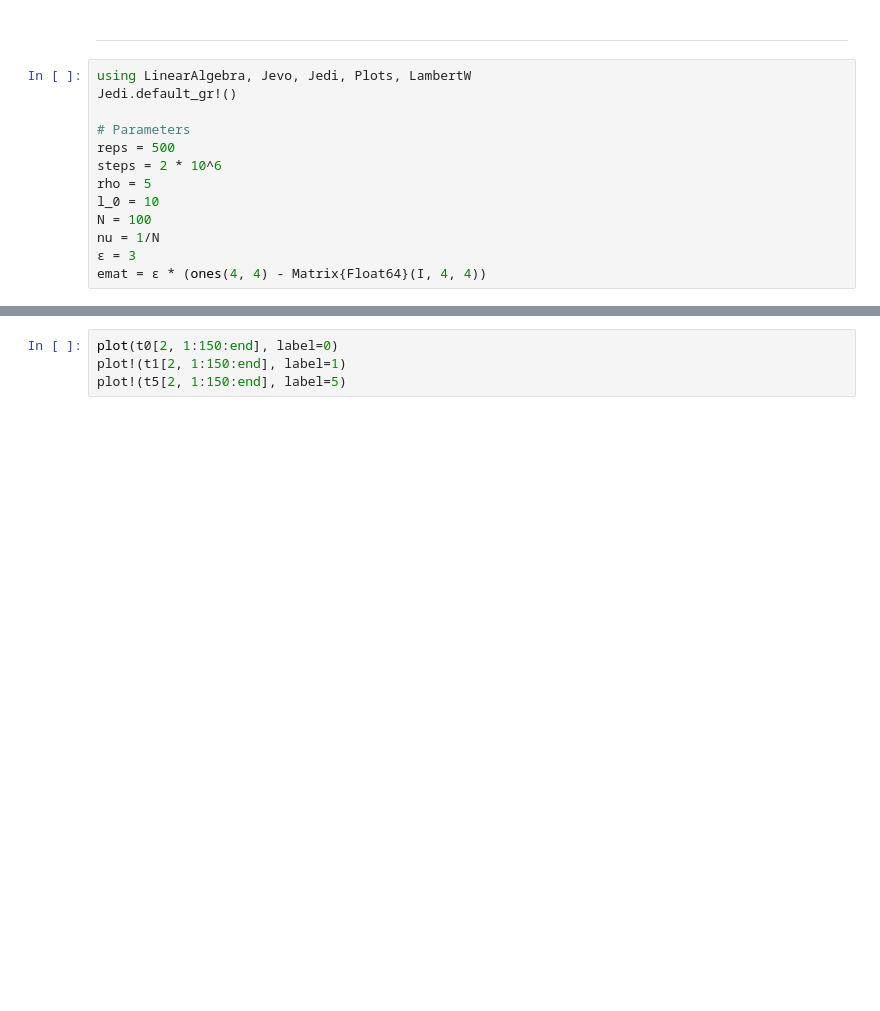
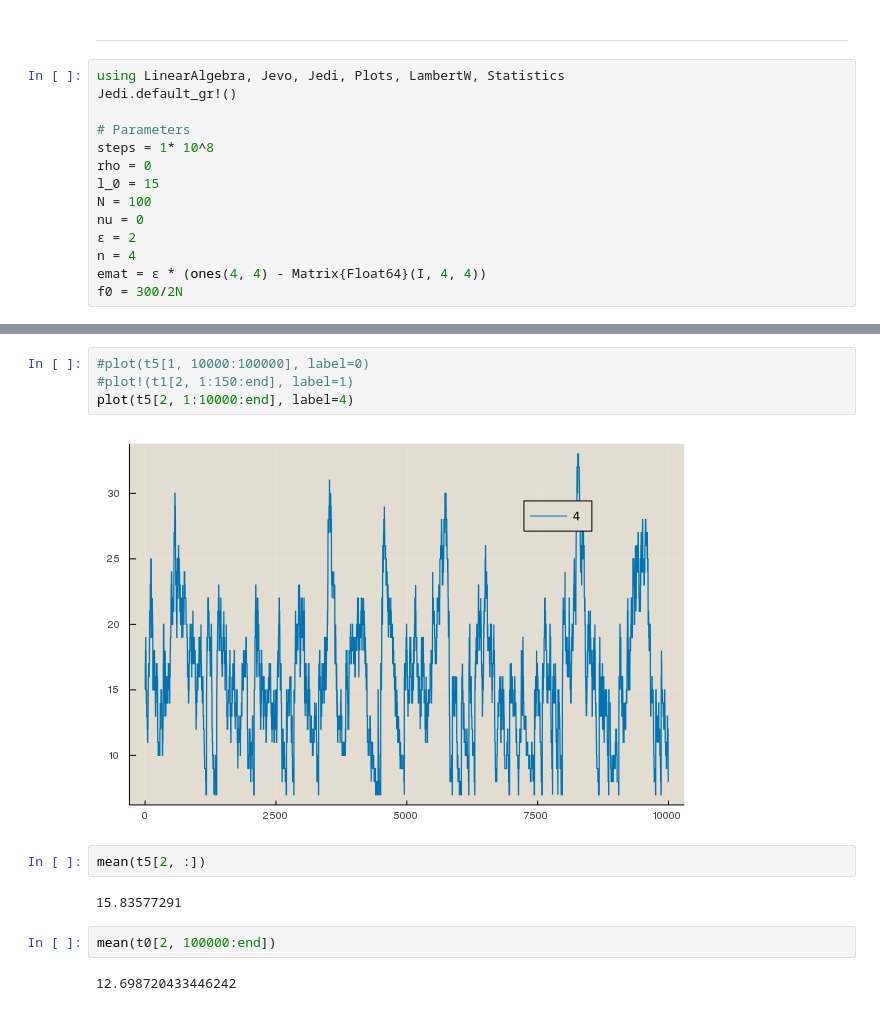
Before and after one commit to tomroesch/complexity_evolution, a Jupyter notebook: notebooks/single_substitution_trace.ipynb, the cells around one changed output, grey strips where cells are left out. Saved outputs shown, nothing was run; the diff lists cells and outputs as text; blank space fills up the shorter version.

```diff
--- a/notebooks/single_substitution_trace.ipynb
+++ b/notebooks/single_substitution_trace.ipynb
@@ -5,17 +5,18 @@
 # %% [markdown]
 ***
 # %%
-using LinearAlgebra, Jevo, Jedi, Plots, LambertW
+using LinearAlgebra, Jevo, Jedi, Plots, LambertW, Statistics
 Jedi.default_gr!()
 
 # Parameters
-reps = 500
-steps = 2 * 10^6
-rho = 5
-l_0 = 10
+steps = 1* 10^8
+rho = 0
+l_0 = 15
 N = 100
-nu = 1/N
-ϵ = 3
+nu = 0
+ϵ = 2
+n = 4
 emat = ϵ * (ones(4, 4) - Matrix{Float64}(I, 4, 4))
+f0 = 300/2N
 # %% [output]
 4×4 Array{Float64,2}:
@@ -92,6 +90,16 @@ for i in 1:steps
     t5[:, i] = [Jevo.get_energy(pop, emat), length(pop.seqs)]
 end
 # %%
-plot(t0[2, 1:150:end], label=0)
-plot!(t1[2, 1:150:end], label=1)
-plot!(t5[2, 1:150:end], label=5)
+#plot(t5[1, 10000:100000], label=0)
+#plot!(t1[2, 1:150:end], label=1)
+plot(t5[2, 1:10000:end], label=4)
+# %% [output]
+[figure, added]
+# %%
+mean(t5[2, :])
+# %% [output]
+15.83577291
+# %%
+mean(t0[2, 100000:end])
+# %% [output]
+12.698720433446242
```
Also changed, not shown: parts of 3 cells of this notebook, 4 other files.
